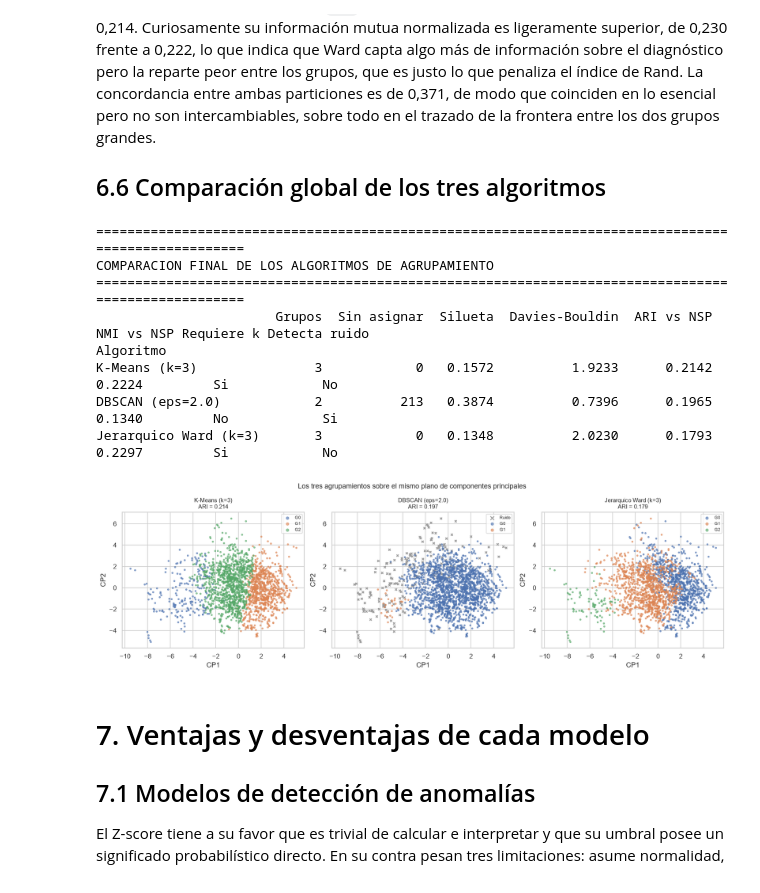
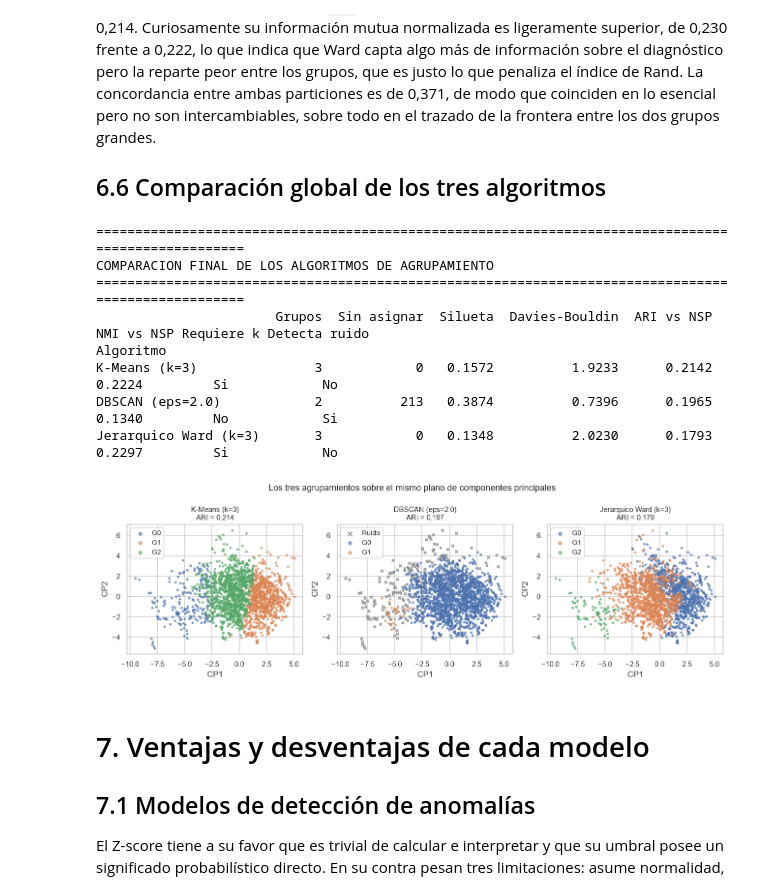
Before and after one commit to amenesesy/actividad-ml-ctg, a Jupyter notebook: ML_Actividad_CTG.ipynb, the cells around one changed output. Cells and saved outputs as stored; diff of their text form; code cells hidden in the pictures.

```diff
--- a/ML_Actividad_CTG.ipynb
+++ b/ML_Actividad_CTG.ipynb
@@ -1648,14 +1729,14 @@ for i, ni in enumerate(nombres):
         a, b = DETECTORES[ni], DETECTORES[nj]
         jaccard[i, j] = (a & b).sum() / max((a | b).sum(), 1)
 
-fig, (a1, a2) = plt.subplots(1, 2, figsize=(13, 4.6))
+fig, (a1, a2) = plt.subplots(1, 2, figsize=(11, 4.0))
 
 sns.heatmap(pd.DataFrame(jaccard, index=nombres, columns=nombres), annot=True,
             fmt=".2f", cmap="Blues", vmin=0, vmax=1, ax=a1,
-            cbar_kws={"label": "indice de Jaccard"}, annot_kws={"size": 8})
+            cbar_kws={"label": "indice de Jaccard"}, annot_kws={"size": 9})
 a1.set_title("Concordancia entre detectores")
-a1.tick_params(axis="x", rotation=35, labelsize=7)
-a1.tick_params(axis="y", labelsize=7)
+a1.tick_params(axis="x", rotation=30, labelsize=8)
+a1.tick_params(axis="y", labelsize=8)
 
 orden = tabla_anomalias["Lift"].sort_values()
 colores = ["#C44E52" if v < 2 else "#DD8452" if v < 5 else "#55A868" for v in orden]
@@ -1663,22 +1744,22 @@ a2.barh(orden.index, orden.values, color=colores)
 a2.axvline(1, color="black", ls="--", lw=1, label="Sin capacidad discriminante")
 a2.set_xlabel("Lift sobre la tasa base de casos patologicos")
 a2.set_title("Utilidad clinica de cada detector")
-a2.tick_params(labelsize=8)
-a2.legend(fontsize=8)
+a2.tick_params(labelsize=9)
+a2.legend(fontsize=9)
 plt.tight_layout()
 guardar("fig_anomalias_jaccard")
 
 # Proyeccion PCA de las anomalias de los tres metodos multivariantes.
-fig, ejes = plt.subplots(1, 3, figsize=(15, 4.6))
+fig, ejes = plt.subplots(1, 3, figsize=(12, 3.9))
 for eje, nombre in zip(ejes, ["Mahalanobis MCD (5 %)", "Isolation Forest (5 %)", "LOF k=20 (5 %)"]):
     m = DETECTORES[nombre]
     eje.scatter(Z2[~m, 0], Z2[~m, 1], s=6, c="#BBBBBB", label="Normal", alpha=0.6)
     eje.scatter(Z2[m, 0], Z2[m, 1], s=16, c="#C44E52", label="Anomalia", edgecolor="k", lw=0.2)
     eje.set_title("%s\n%.0f %% de patologicos entre las marcadas"
-                  % (nombre, tabla_anomalias.loc[nombre, "% patologicos"]), fontsize=9)
+                  % (nombre, tabla_anomalias.loc[nombre, "% patologicos"]), fontsize=10)
     eje.set_xlabel("CP1 (%.0f %% var.)" % (100 * pca.explained_variance_ratio_[0]))
     eje.set_ylabel("CP2 (%.0f %% var.)" % (100 * pca.explained_variance_ratio_[1]))
-    eje.legend(fontsize=7, markerscale=1.6)
+    eje.legend(fontsize=9, markerscale=1.6)
 fig.suptitle("Anomalias detectadas sobre las dos primeras componentes principales", fontsize=12)
 plt.tight_layout()
 guardar("fig_anomalias_pca")
@@ -1834,7 +1915,7 @@ Codo detectado analiticamente en k = 5
 #   externos, para que el conflicto entre ellos resulte visible de un vistazo.
 # Salidas: la figura fig_kmeans_seleccion.
 
-fig, ejes = plt.subplots(2, 3, figsize=(14, 7))
+fig, ejes = plt.subplots(2, 3, figsize=(11.5, 6.0))
 
 paneles = [
     ("Inercia", "Metodo del codo", "#4C72B0", None),
@@ -1856,7 +1937,7 @@ for eje, (columna, titulo, color, optimo) in zip(ejes.flatten(), paneles):
     else:
         k_opt = k_codo
     eje.axvline(k_opt, ls="--", color="grey", lw=1)
-    eje.set_title(titulo + "  (k = %d)" % k_opt, fontsize=9)
+    eje.set_title(titulo + "  (k = %d)" % k_opt, fontsize=10)
     eje.set_xlabel("Numero de grupos k")
     eje.set_xticks(list(RANGO_K))
 
@@ -1989,7 +2070,7 @@ print("  Chi-cuadrado de independencia : %.1f (gl = %d), p = %.3e" % (chi2, gl,
 print("\nCon p < 0.001, la asociacion entre los grupos y el diagnostico clinico")
 print("no es atribuible al azar.")
 
-fig, (a1, a2) = plt.subplots(1, 2, figsize=(13, 4.4))
+fig, (a1, a2) = plt.subplots(1, 2, figsize=(11, 3.9))
 
 porcentajes.plot(kind="bar", stacked=True, ax=a1,
                  color=["#55A868", "#DD8452", "#C44E52"], width=0.7)
@@ -1999,7 +2080,7 @@ a1.set_ylabel("Composicion del grupo (%)")
 a1.set_xlabel("")
 a1.set_title("Composicion diagnostica de cada grupo")
 a1.tick_params(axis="x", rotation=0)
-a1.legend(fontsize=8, loc="lower right")
+a1.legend(fontsize=9, loc="lower right")
 
 for g in range(K_ELEGIDO):
     m = etq_kmeans == g
@@ -2010,7 +2091,7 @@ a2.scatter(centros_2d[:, 0], centros_2d[:, 1], s=260, marker="X",
 a2.set_xlabel("CP1 (%.0f %% var.)" % (100 * pca.explained_variance_ratio_[0]))
 a2.set_ylabel("CP2 (%.0f %% var.)" % (100 * pca.explained_variance_ratio_[1]))
 a2.set_title("Grupos sobre las componentes principales")
-a2.legend(fontsize=8, markerscale=1.8)
+a2.legend(fontsize=9, markerscale=1.8)
 plt.tight_layout()
 guardar("fig_kmeans_nsp")
 
@@ -2256,7 +2337,7 @@ print("\nCoincidencia entre el ruido de DBSCAN y las anomalias de Isolation Fore
 print("  Indice de Jaccard: %.3f" % jaccard_ruido)
 print("  Puntos marcados por ambos metodos: %d" % (ruido_db & anom_iforest).sum())
 
-fig, (a1, a2) = plt.subplots(1, 2, figsize=(13, 4.6))
+fig, (a1, a2) = plt.subplots(1, 2, figsize=(11, 4.0))
 
 for g in sorted(set(etq_dbscan)):
     m = etq_dbscan == g
@@ -2267,7 +2348,7 @@ for g in sorted(set(etq_dbscan)):
         a1.scatter(Z2[m, 0], Z2[m, 1], s=7, alpha=0.6, label="Grupo %d (n=%d)" % (g, m.sum()))
 a1.set_xlabel("CP1"); a1.set_ylabel("CP2")
 a1.set_title("Resultado de DBSCAN (eps = %.1f, min_samples = %d)" % (EPS_ELEGIDO, MIN_SAMPLES))
-a1.legend(fontsize=8, markerscale=1.6)
+a1.legend(fontsize=9, markerscale=1.6)
 
 colores_nsp = {1: "#55A868", 2: "#DD8452", 3: "#C44E52"}
 for v in [1, 2, 3]:
@@ -2276,7 +2357,7 @@ for v in [1, 2, 3]:
                label="%s (n=%d)" % (NOMBRES_NSP[v], m.sum()))
 a2.set_xlabel("CP1"); a2.set_ylabel("CP2")
 a2.set_title("Referencia: diagnostico real NSP")
-a2.legend(fontsize=8, markerscale=1.8)
+a2.legend(fontsize=9, markerscale=1.8)
 plt.tight_layout()
 guardar("fig_dbscan")
 
@@ -2476,37 +2557,37 @@ print("COMPARACION FINAL DE LOS ALGORITMOS DE AGRUPAMIENTO")
 print("=" * 100)
 print(tabla_clustering.to_string())
 
-fig, ejes = plt.subplots(1, 3, figsize=(15, 4.6))
+fig, ejes = plt.subplots(1, 3, figsize=(12, 3.9))
 particiones = [
     ("K-Means (k=3)", etq_kmeans),
     ("DBSCAN (eps=2.0)", etq_dbscan),
     ("Jerarquico Ward (k=3)", etq_jerarquico),
 ]
 for eje, (nombre, etiquetas) in zip(ejes, particiones):
     for g in sorted(set(etiquetas)):
         m = etiquetas == g
         if g == -1:
             eje.scatter(Z2[m, 0], Z2[m, 1], s=12, c="#999999", marker="x", label="Ruido")
         else:
             eje.scatter(Z2[m, 0], Z2[m, 1], s=6, alpha=0.6, label="G%d" % g)
     eje.set_title("%s\nARI = %.3f" % (nombre, tabla_clustering.loc[nombre, "ARI vs NSP"]), fontsize=10)
     eje.set_xlabel("CP1"); eje.set_ylabel("CP2")
-    eje.legend(fontsize=7, markerscale=1.8)
+    eje.legend(fontsize=9, markerscale=1.8)
 fig.suptitle("Los tres agrupamientos sobre el mismo plano de componentes principales", fontsize=12)
 plt.tight_layout()
 guardar("fig_clustering_comparacion")
 
 RES["tabla_clustering"] = tabla_clustering.reset_index().to_dict("records")
 # %% [output]
 ====================================================================================================
 COMPARACION FINAL DE LOS ALGORITMOS DE AGRUPAMIENTO
 ====================================================================================================
                        Grupos  Sin asignar  Silueta  Davies-Bouldin  ARI vs NSP  NMI vs NSP Requiere k Detecta ruido
 Algoritmo
 K-Means (k=3)               3            0   0.1572          1.9233      0.2142      0.2224         Si            No
 DBSCAN (eps=2.0)            2          213   0.3874          0.7396      0.1965      0.1340         No            Si
 Jerarquico Ward (k=3)       3            0   0.1348          2.0230      0.1793      0.2297         Si            No
-[figure, old version]
+[figure, new version]
 # %% [markdown]
 # 7. Ventajas y desventajas de cada modelo
 
```
Also changed, not shown: parts of 17 cells of this notebook, 22 other files.
